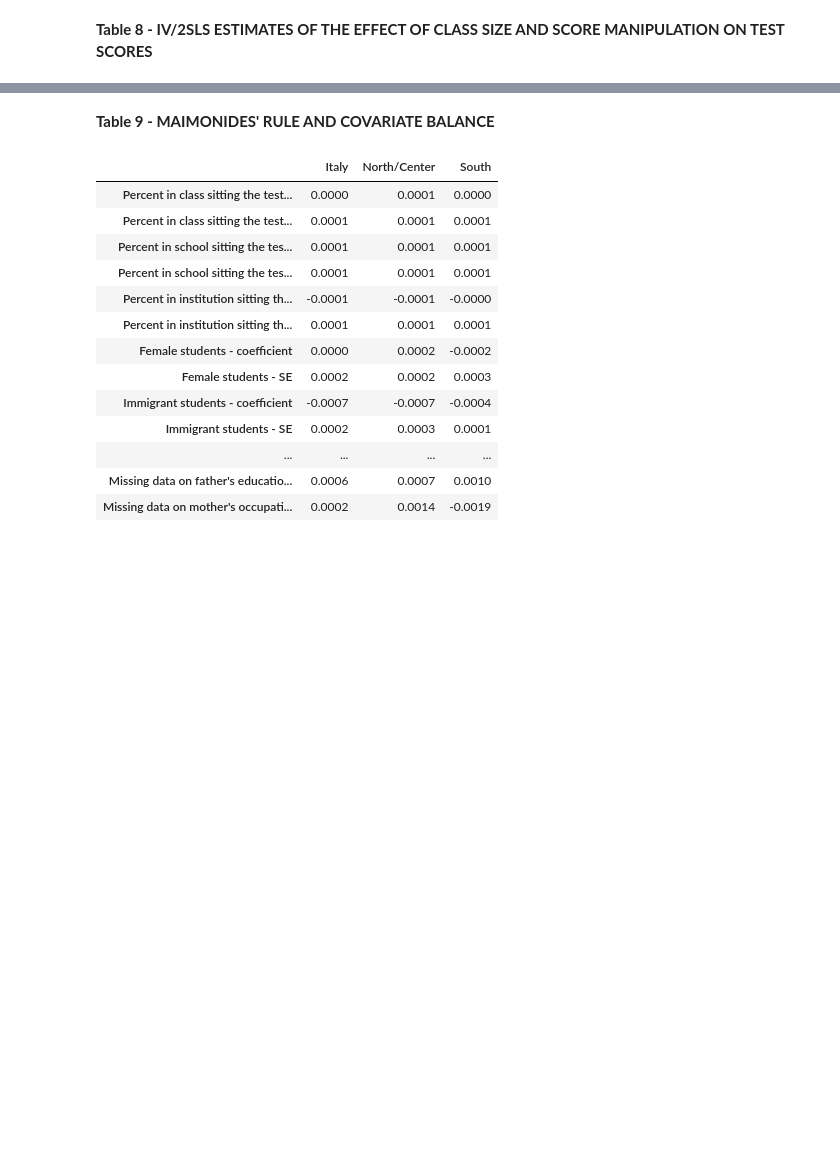
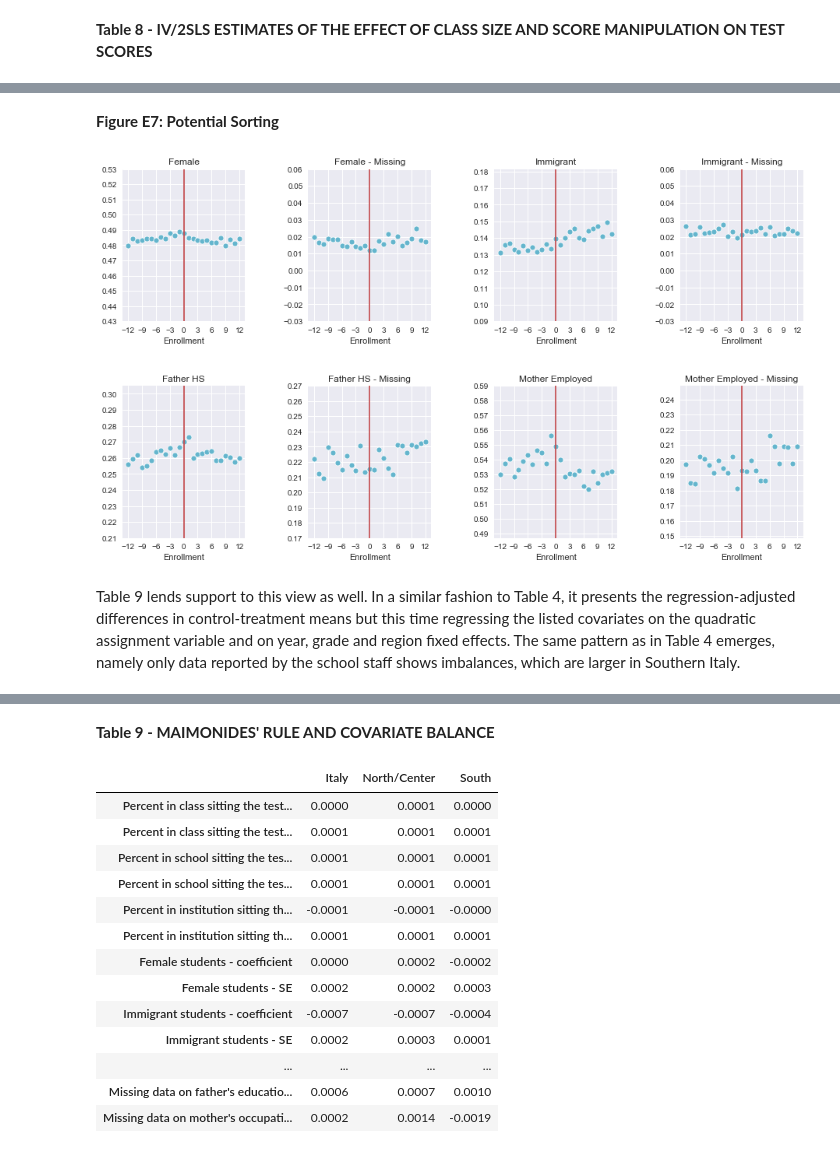
Before and after one commit to FedericoAlexanderRizzuto/microeconometrics-course-project-FedericoAlexanderRizzuto, a Jupyter notebook: student_project.ipynb, the cells around one changed output, grey strips where cells are left out. Drawn from its saved outputs; the diff is of its cells as text; code cells hidden in the pictures; blank space fills up the shorter version.

Commit message:
Concluded sections 4 and 5, added Figure E7

```diff
--- a/student_project.ipynb
+++ b/student_project.ipynb
@@ -501,0 +515,8 @@ create_table8(df)
+# %% [markdown]
+**Figure E7: Potential Sorting**
+# %%
+plot_sorting(df)
+# %% [output]
+[figure, added]
+# %% [markdown]
+Table 9 lends support to this view as well. In a similar fashion to Table 4, it presents the regression-adjusted differences in control-treatment means but this time regressing the listed covariates on the quadratic assignment variable and on year, grade and region fixed effects. The same pattern as in Table 4 emerges, namely only data reported by the school staff shows imbalances, which are larger in Southern Italy.
```
Also changed, not shown: parts of 23 cells of this notebook, 3 other files.
